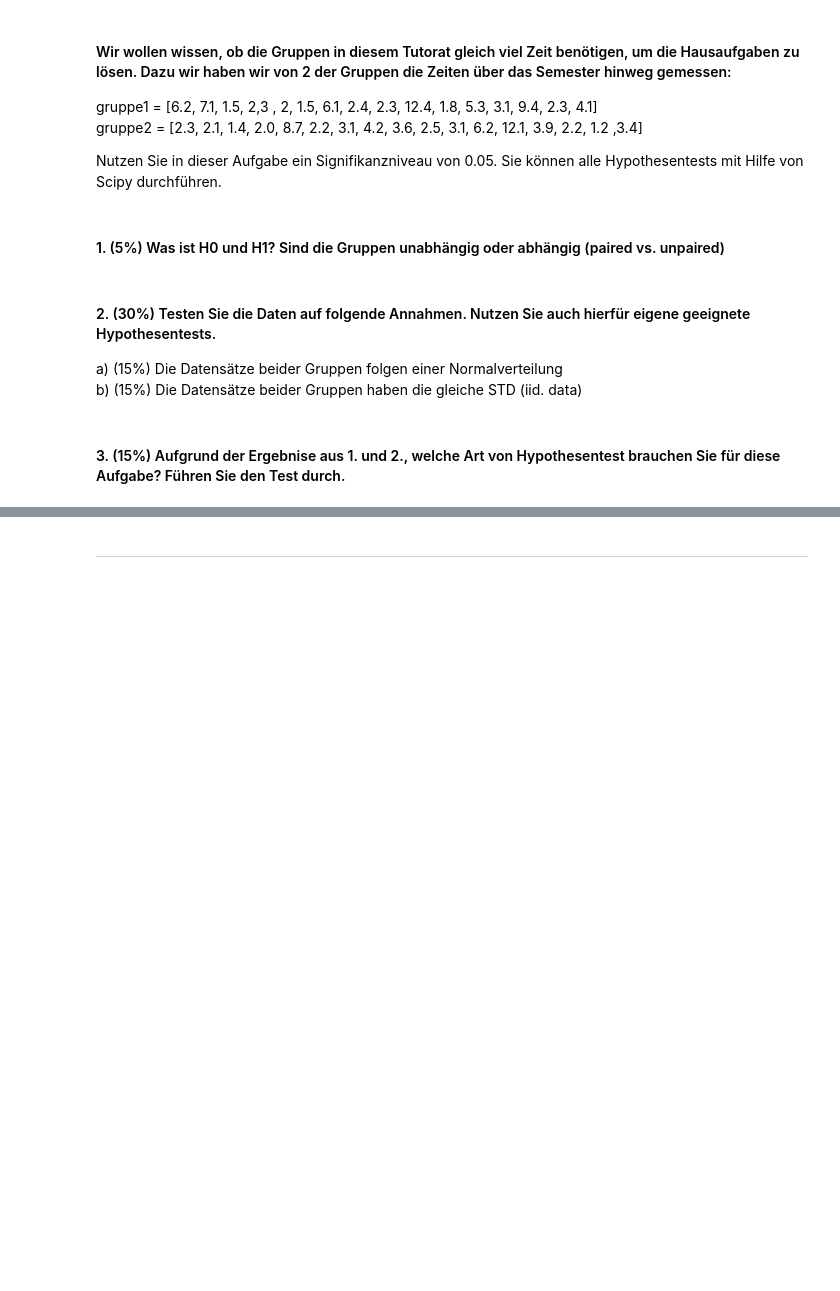
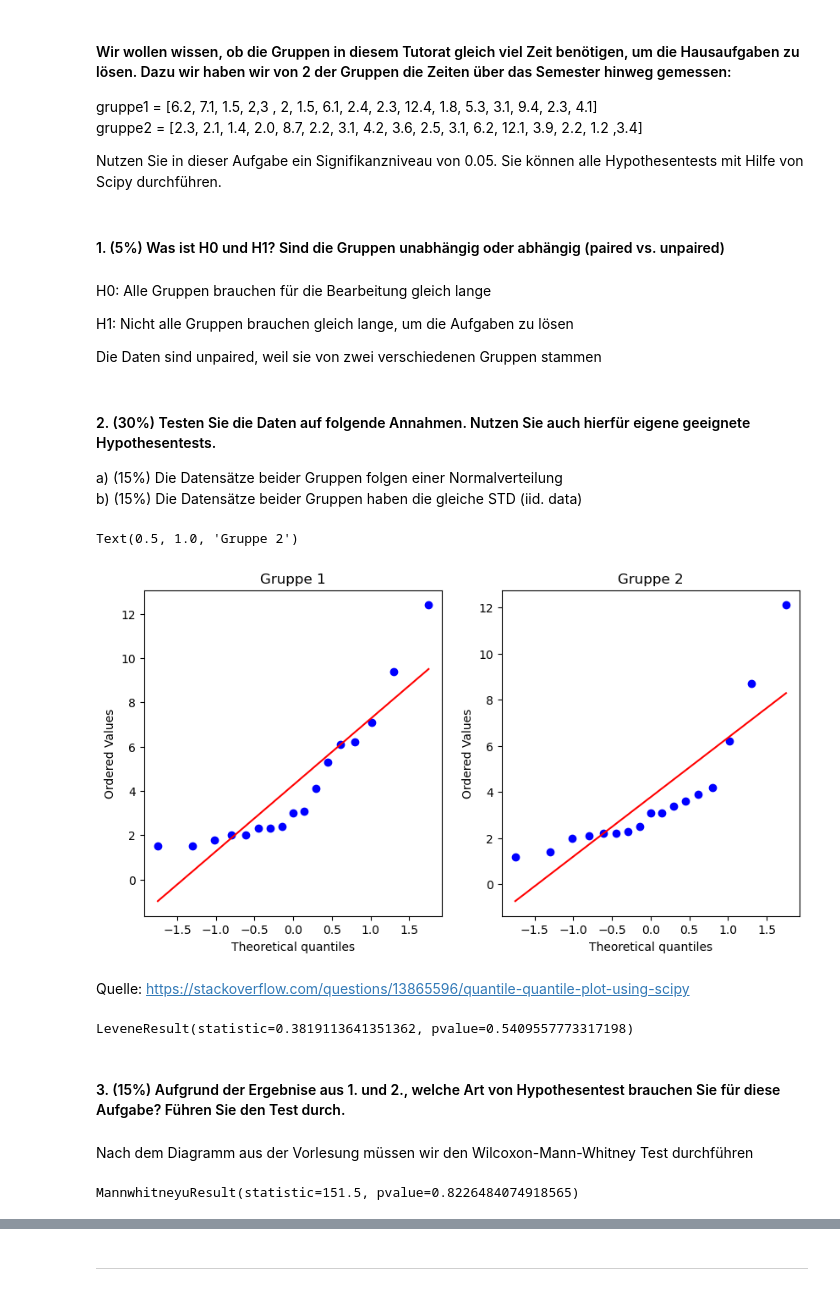
Before and after one commit to olehae/DS1, a Jupyter notebook: Hausaufgabe06.ipynb, the cells around one changed output, grey strips where cells are left out. Saved outputs shown, nothing was run; the diff lists cells and outputs as text; code cells hidden in the pictures; blank space fills up the shorter version.

```diff
--- a/Hausaufgabe06.ipynb
+++ b/Hausaufgabe06.ipynb
@@ -82,10 +147,41 @@ gruppe2 = [2.3, 2.1, 1.4, 2.0, 8.7, 2.2, 3.1, 4.2, 3.6, 2.5, 3.1, 6.2, 12.1, 3.9
 Nutzen Sie in dieser Aufgabe ein Signifikanzniveau von 0.05. Sie können alle Hypothesentests mit Hilfe von Scipy durchführen.
 # %% [markdown]
 #### 1. (5%) Was ist H0 und H1? Sind die Gruppen unabhängig oder abhängig (paired vs. unpaired)
+# %% [markdown]
+H0: Alle Gruppen brauchen für die Bearbeitung gleich lange
+
+H1: Nicht alle Gruppen brauchen gleich lange, um die Aufgaben zu lösen
+
+Die Daten sind unpaired, weil sie von zwei verschiedenen Gruppen stammen
 # %% [markdown]
 #### 2. (30%) Testen Sie die Daten auf folgende Annahmen. Nutzen Sie auch hierfür eigene geeignete Hypothesentests.
 
 a) (15%) Die Datensätze beider Gruppen folgen einer Normalverteilung \
 b) (15%) Die Datensätze beider Gruppen haben die gleiche STD (iid. data)
+# %%
+gruppe1 = np.array([6.2, 7.1, 1.5, 2,3 , 2, 1.5, 6.1, 2.4, 2.3, 12.4, 1.8, 5.3, 3.1, 9.4, 2.3, 4.1])
+gruppe2 = np.array([2.3, 2.1, 1.4, 2.0, 8.7, 2.2, 3.1, 4.2, 3.6, 2.5, 3.1, 6.2, 12.1, 3.9, 2.2, 1.2 ,3.4])
+
+fig, ax = plt.subplots(1, 2, figsize=(10,5))
+stats.probplot(gruppe1, dist="norm", plot=ax[0])
+ax[0].set_title("Gruppe 1")
+
+stats.probplot(gruppe2, dist="norm", plot=ax[1])
+ax[1].set_title("Gruppe 2")
+# %% [output]
+Text(0.5, 1.0, 'Gruppe 2')
+[figure, added]
+# %% [markdown]
+Quelle: https://stackoverflow.com/questions/13865596/quantile-quantile-plot-using-scipy
+# %%
+stats.levene(gruppe1, gruppe2)
+# %% [output]
+LeveneResult(statistic=0.3819113641351362, pvalue=0.5409557773317198)
 # %% [markdown]
 #### 3. (15%) Aufgrund der Ergebnise aus 1. und 2., welche Art von Hypothesentest brauchen Sie für diese Aufgabe? Führen Sie den Test durch.
+# %% [markdown]
+Nach dem Diagramm aus der Vorlesung müssen wir den Wilcoxon-Mann-Whitney Test durchführen
+# %%
+stats.mannwhitneyu(gruppe1, gruppe2)
+# %% [output]
+MannwhitneyuResult(statistic=151.5, pvalue=0.8226484074918565)
```
Also changed, not shown: parts of 9 cells of this notebook.
